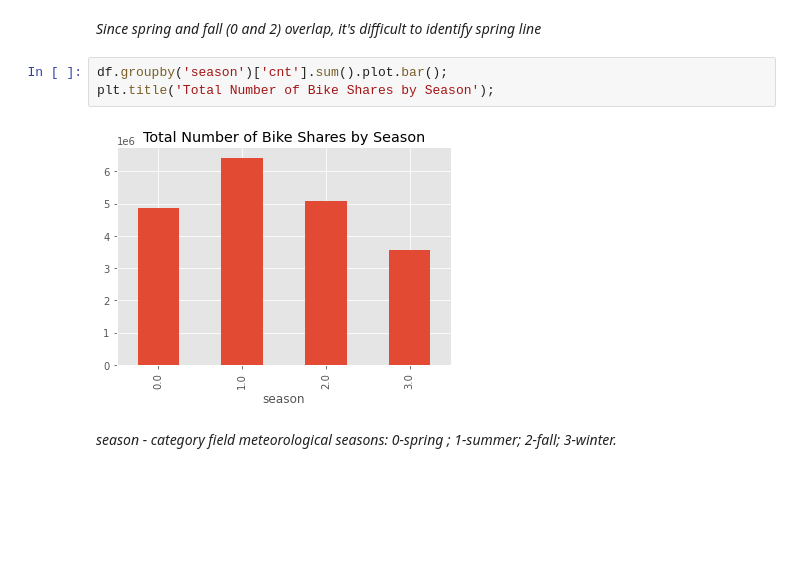
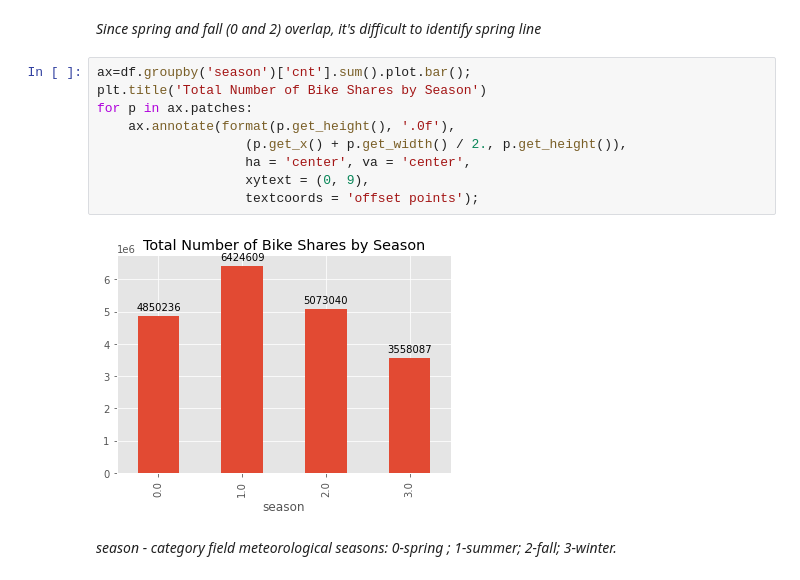
Before and after one commit to smeteo/Data_Science_and_Machine_Learning, a Jupyter notebook: 8._Capstone_Projects/Project_3_Demand_Prediction/Demand_Prediction_Capstone_3.ipynb, the cells around one changed output. Saved outputs shown, nothing was run; the diff lists cells and outputs as text; blank space fills up the shorter version.

```diff
--- a/8._Capstone_Projects/Project_3_Demand_Prediction/Demand_Prediction_Capstone_3.ipynb
+++ b/8._Capstone_Projects/Project_3_Demand_Prediction/Demand_Prediction_Capstone_3.ipynb
@@ -255,10 +255,16 @@ plt.title('Bike Shares by Hours, Seasonal Differences');
 # %% [markdown]
 _Since spring and fall (0 and 2) overlap, it's difficult to identify spring line_
 # %%
-df.groupby('season')['cnt'].sum().plot.bar();
-plt.title('Total Number of Bike Shares by Season');
+ax=df.groupby('season')['cnt'].sum().plot.bar();
+plt.title('Total Number of Bike Shares by Season')
+for p in ax.patches:
+    ax.annotate(format(p.get_height(), '.0f'),
+                   (p.get_x() + p.get_width() / 2., p.get_height()),
+                   ha = 'center', va = 'center',
+                   xytext = (0, 9),
+                   textcoords = 'offset points');
 # %% [output]
-[figure, old version]
+[figure, new version]
 # %% [markdown]
 _season - category field meteorological seasons: 0-spring ; 1-summer; 2-fall; 3-winter._
 # %% [markdown]
```
Also changed, not shown: parts of 3 cells of this notebook.
